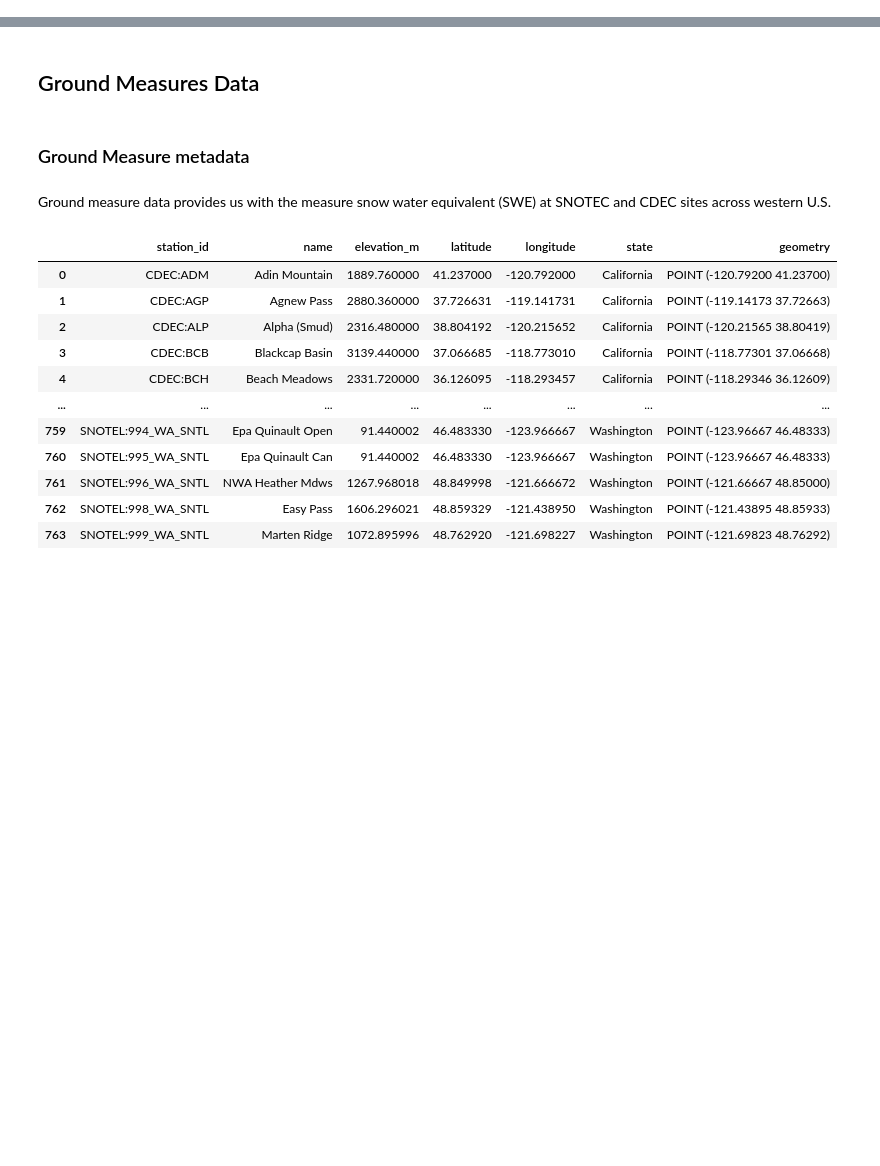
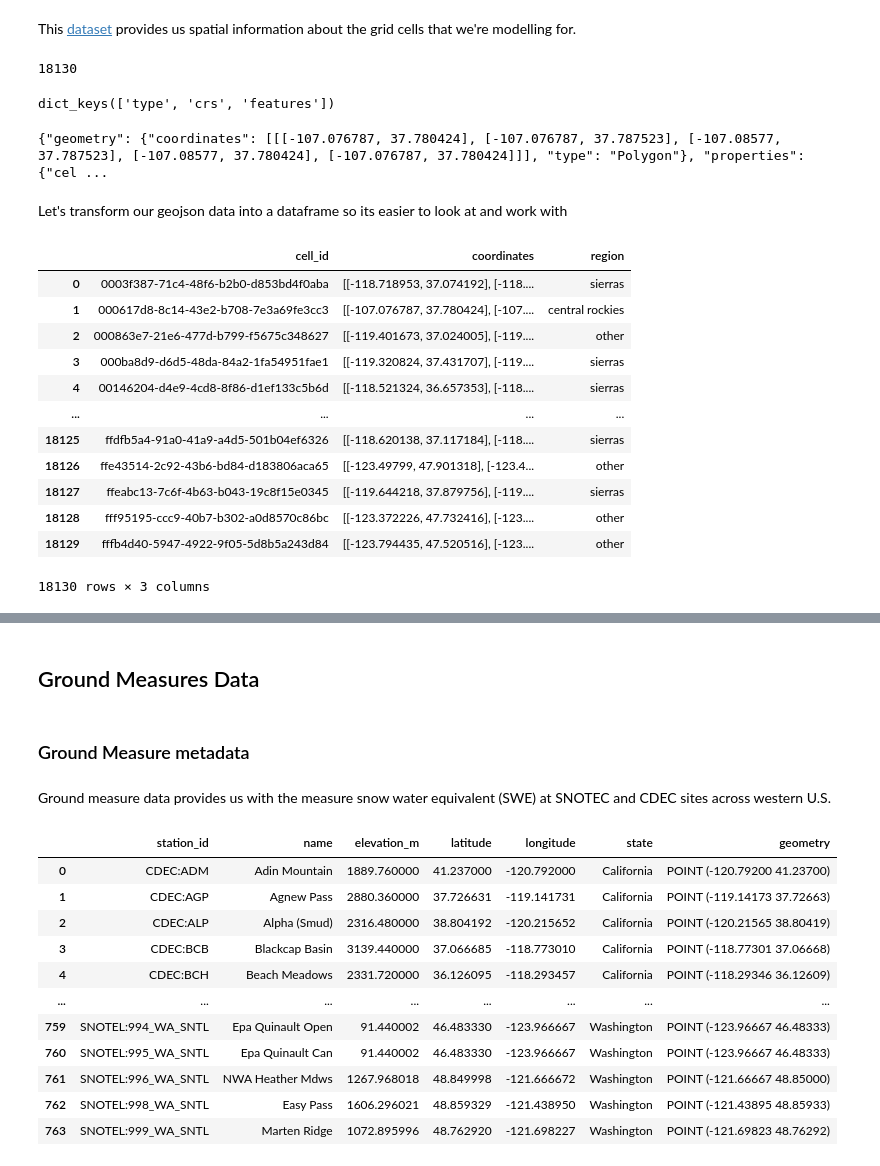
Before and after one commit to hanis-z/Snow-water-equivalent, a Jupyter notebook: src/EDA.ipynb, the cells around one changed output, grey strips where cells are left out. Saved outputs shown, nothing was run; the diff lists cells and outputs as text; code cells hidden in the pictures; blank space fills up the shorter version.

```diff
--- a/src/EDA.ipynb
+++ b/src/EDA.ipynb
@@ -21,0 +30,41 @@ from statsmodels.tsa.seasonal import seasonal_decompose
+# %% [markdown]
+This [dataset]("../data/grid_cells.geojson") provides us spatial information about the grid cells that we're modelling for.
+# %%
+path = "../data/grid_cells.geojson"
+with open(path) as f:
+    gj = gsn.load(f)
+print(len(gj['features']))
+# gj['features']
+# %% [output]
+18130
+# %%
+gj.keys()
+# %% [output]
+dict_keys(['type', 'crs', 'features'])
+# %%
+gj['features'][1]
+# %% [output]
+{"geometry": {"coordinates": [[[-107.076787, 37.780424], [-107.076787, 37.787523], [-107.08577, 37.787523], [-107.08577, 37.780424], [-107.076787, 37.780424]]], "type": "Polygon"}, "properties": {"cel ...
+# %% [markdown]
+Let's transform our geojson data into a dataframe so its easier to look at and work with
+# %%
+grid_cell_df = pd.DataFrame.from_dict(gj['features'])
+grid_cell_df['cell_id'] = [x['cell_id'] for x in grid_cell_df['properties']]
+grid_cell_df['coordinates'] = [x['coordinates'][0][0:] for x in grid_cell_df['geometry']]
+grid_cell_df['region'] = [x['region'] for x in grid_cell_df['properties']]
+grid_cell_df = grid_cell_df.drop(['type','geometry','properties'],axis=1)
+grid_cell_df
+# %% [output]
+|  | cell_id | coordinates | region |
+| 0 | 0003f387-71c4-48f6-b2b0-d853bd4f0aba | [[-118.718953, 37.074192], [-118.... | sierras |
+| 1 | 000617d8-8c14-43e2-b708-7e3a69fe3cc3 | [[-107.076787, 37.780424], [-107.... | central rockies |
+| 2 | 000863e7-21e6-477d-b799-f5675c348627 | [[-119.401673, 37.024005], [-119.... | other |
+| 3 | 000ba8d9-d6d5-48da-84a2-1fa54951fae1 | [[-119.320824, 37.431707], [-119.... | sierras |
+| 4 | 00146204-d4e9-4cd8-8f86-d1ef133c5b6d | [[-118.521324, 36.657353], [-118.... | sierras |
+| ... | ... | ... | ... |
+| 18125 | ffdfb5a4-91a0-41a9-a4d5-501b04ef6326 | [[-118.620138, 37.117184], [-118.... | sierras |
+| 18126 | ffe43514-2c92-43b6-bd84-d183806aca65 | [[-123.49799, 47.901318], [-123.4... | other |
+| 18127 | ffeabc13-7c6f-4b63-b043-19c8f15e0345 | [[-119.644218, 37.879756], [-119.... | sierras |
+| 18128 | fff95195-ccc9-40b7-b302-a0d8570c86bc | [[-123.372226, 47.732416], [-123.... | other |
+| 18129 | fffb4d40-5947-4922-9f05-5d8b5a243d84 | [[-123.794435, 47.520516], [-123.... | other |
+18130 rows × 3 columns
```
Also changed, not shown: parts of 21 cells of this notebook, 5 other files.
